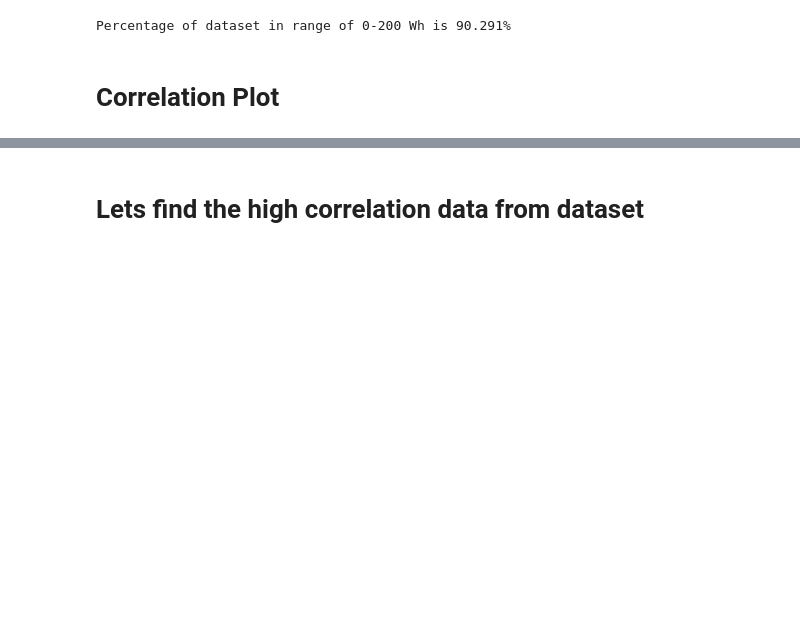
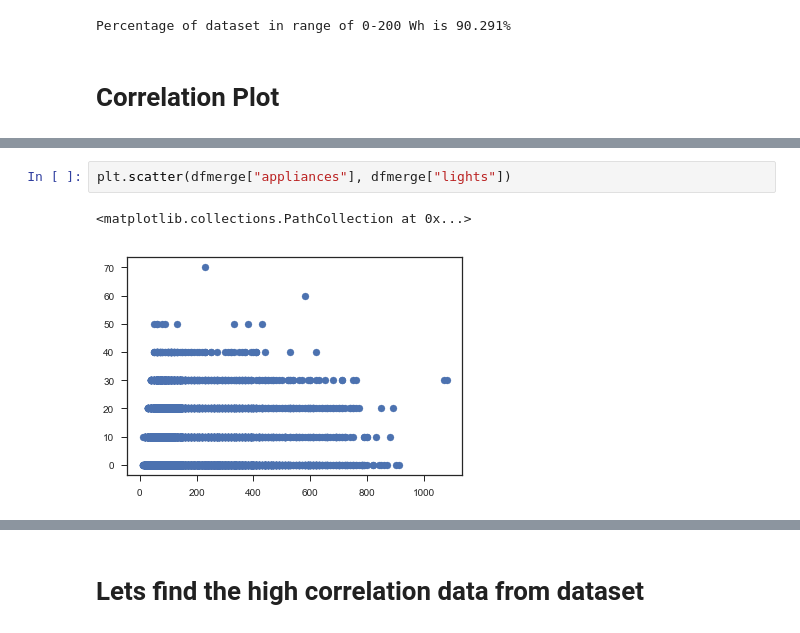
Before and after one commit to arijitsinha80/Springboard, a Jupyter notebook: Project/Capstoneproject_Phase2.ipynb, the cells around one changed output, grey strips where cells are left out. Cells and saved outputs as stored; diff of their text form; blank space fills up the shorter version.

```diff
--- a/Project/Capstoneproject_Phase2.ipynb
+++ b/Project/Capstoneproject_Phase2.ipynb
@@ -123,0 +131,5 @@ sns.heatmap(dfmerge_corr,
+# %%
+plt.scatter(dfmerge["appliances"], dfmerge["lights"])
+# %% [output]
+<matplotlib.collections.PathCollection at 0x...>
+[figure, added]
```
Also changed, not shown: parts of 12 cells of this notebook.
